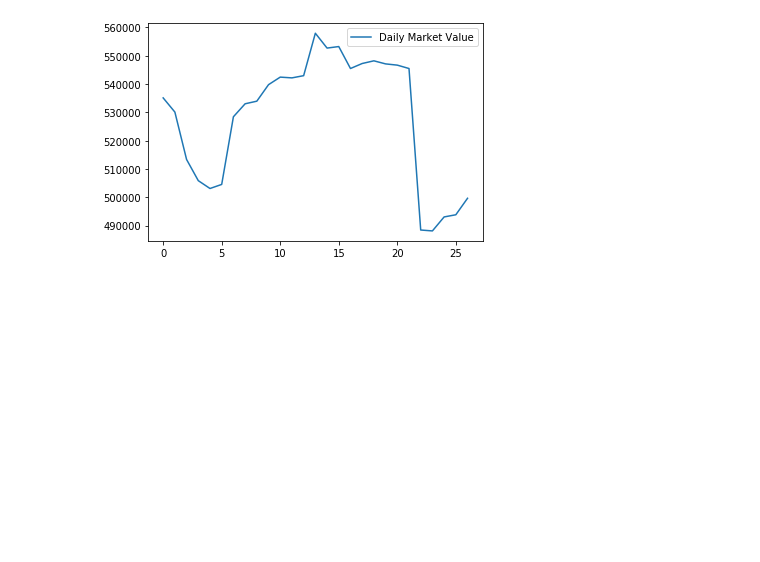
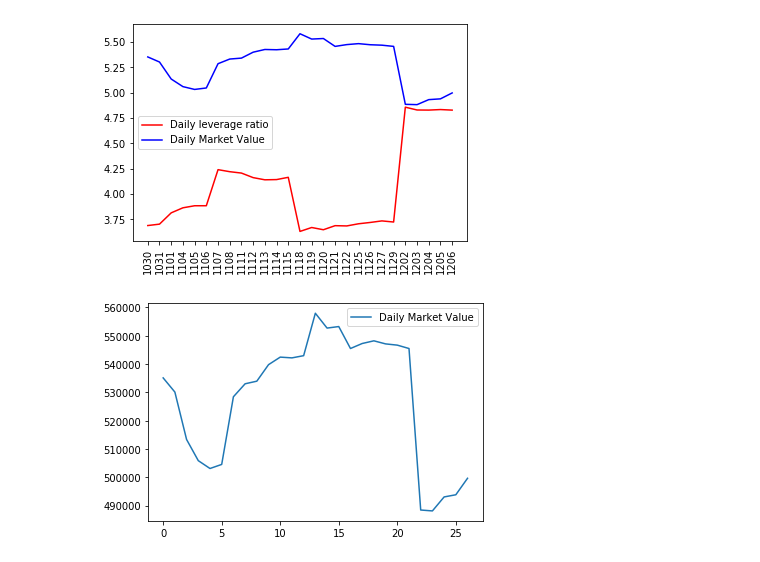
Before and after one commit to ZiyueNie/MA574, a Jupyter notebook: src/leverage.ipynb, the cells around one changed output. Cells and saved outputs as stored; diff of their text form; code cells hidden in the pictures; blank space fills up the shorter version.

```diff
--- a/src/leverage.ipynb
+++ b/src/leverage.ipynb
@@ -46,3 +48,16 @@ plt.show()
+# %%
+Rows,s=getData()
+plt.plot(names,Rows,label='Daily leverage ratio', color = 'r')
+plt.plot(names,np.array(s)/100000,label='Daily Market Value',color = 'b')
+plt.xticks(rotation = 90)
+plt.legend()
+plt.show()
+#plt.xlabel('names')
+#plt.xticks(rotation = 90)
+#plt.legend()
+#plt.show()
+# %% [output]
+[figure, added]
 # %%
 Rows,s=getData()
 plt.plot([i for i in range(27)],s,label='Daily Market Value')
```
Also changed, not shown: parts of 3 cells of this notebook.
